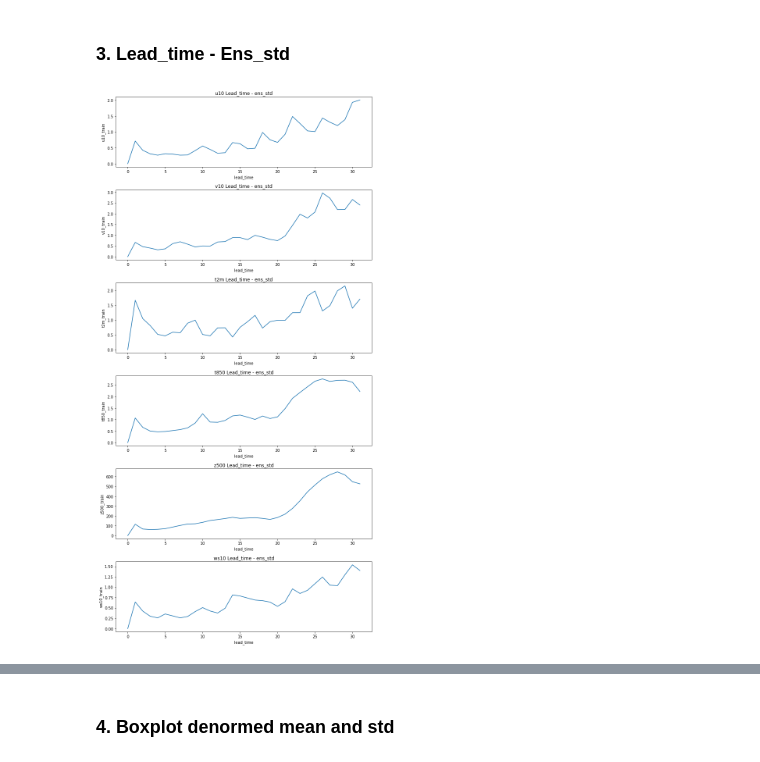
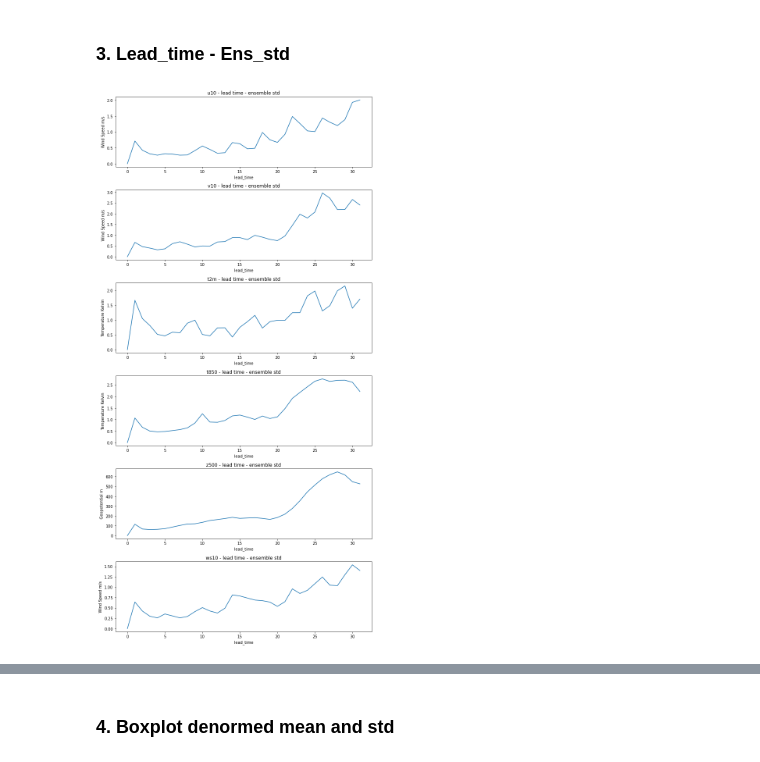
Before and after one commit to cleveryangcong/Bachelor_Thesis, a Jupyter notebook: notebooks/reports/1.0-dc-data_visualization.ipynb, the cells around one changed output, grey strips where cells are left out. Cells and saved outputs as stored; diff of their text form; code cells hidden in the pictures.

Commit message:
Add visualization line_plot_lead_ensstd_all

```diff
--- a/notebooks/reports/1.0-dc-data_visualization.ipynb
+++ b/notebooks/reports/1.0-dc-data_visualization.ipynb
@@ -152,16 +152,28 @@ plt.show()
 # %% [markdown]
 ### 3. Lead_time - Ens_std
 # %%
+labels = [
+    "Wind Speed m/s",
+    "Wind Speed m/s",
+    "Temperature Kelvin",
+    "Temperature Kelvin",
+    "Geopotential m",
+    "Wind Speed m/s",
+]
 fig, axs = plt.subplots(ncols=1, nrows=6, figsize=(10, 20))
 for i in range(6):
     dat_train_denorm[i][var_names[i] + "_train"].isel(
         forecast_date=ran_forecast_date, lat=ran_lat, lon=ran_lon, mean_std=1
     ).plot(x="lead_time", ax=axs[i])
-    axs[i].set_title(var_names[i] + " Lead_time - ens_std")
+    axs[i].set_title(var_names[i] + " - lead time - ensemble std")
+    axs[i].set_ylabel(labels[i])
 plt.tight_layout()
+plt.savefig(
+    "/home/dchen/BA_CH_EN/reports/figures/line_plot_lead_ens-std_all.pdf"
+)  # save plot for remaining variables
 plt.show()
 # %% [output]
-[figure, old version]
+[figure, new version]
 [interactive output not drawn]
 # %% [markdown]
 ### 4. Boxplot denormed mean and std
```
Also changed, not shown: parts of 2 cells of this notebook, 2 other files.
